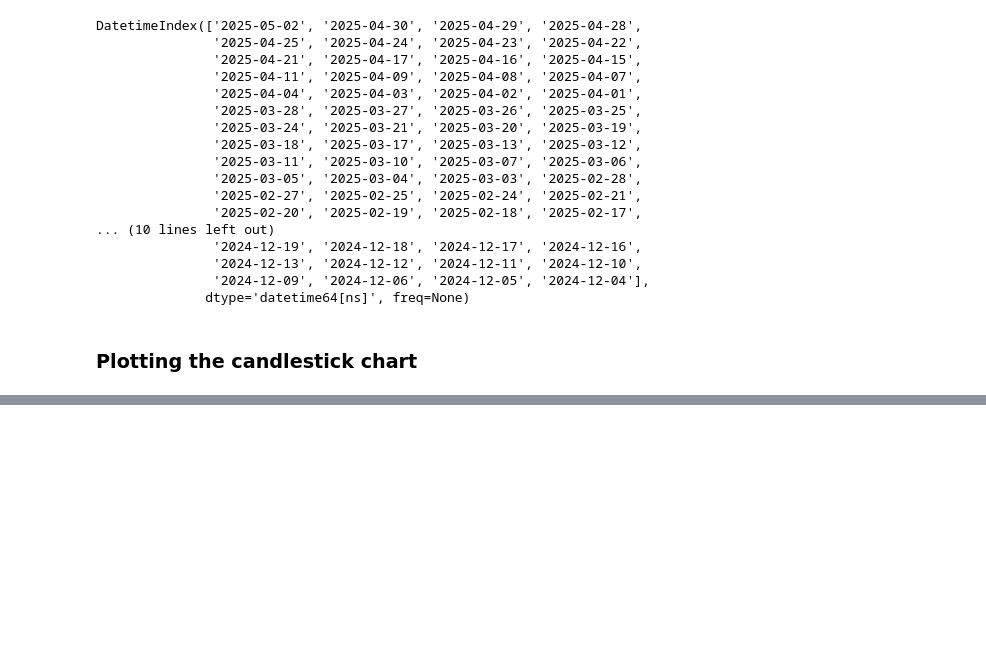
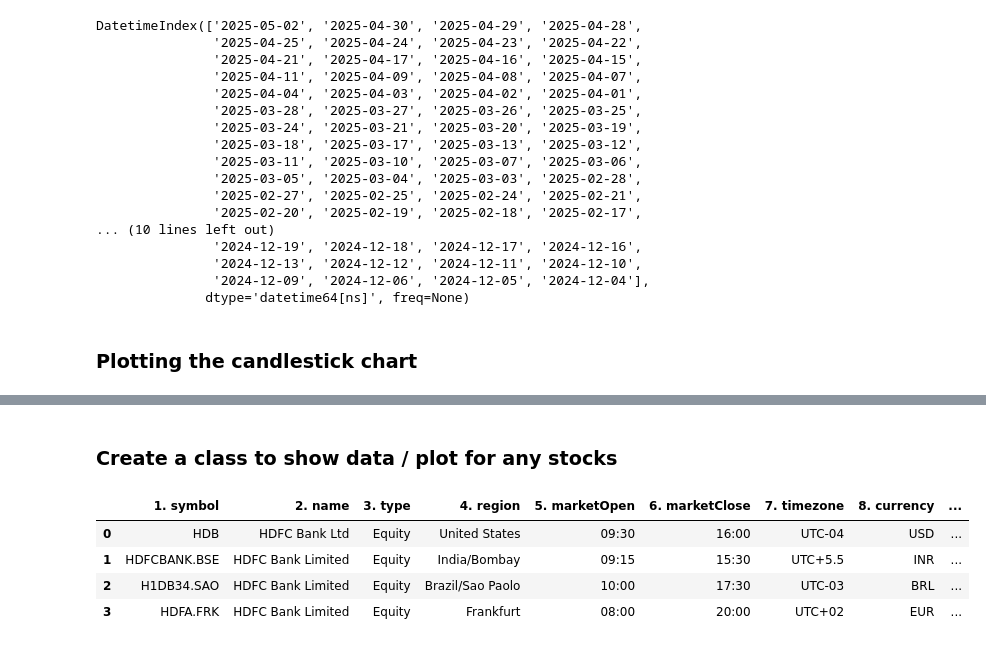
Before and after one commit to utkarshg1/streamlit_api_project, a Jupyter notebook: api.ipynb, the cells around one changed output, grey strips where cells are left out. Saved outputs shown, nothing was run; the diff lists cells and outputs as text; code cells hidden in the pictures; blank space fills up the shorter version.

```diff
--- a/api.ipynb
+++ b/api.ipynb
@@ -111,0 +132,2 @@ res2.to_csv("SBIN.csv")
+# %% [markdown]
+### Create a class to show data / plot for any stocks
@@ -111,0 +191,8 @@ res2.to_csv("SBIN.csv")
+# %%
+client.symbol_search("HDFC Bank")
+# %% [output]
+|  | 1. symbol | 2. name | 3. type | 4. region | 5. marketOpen | 6. marketClose | 7. timezone | 8. currency | ... |
+| 0 | HDB | HDFC Bank Ltd | Equity | United States | 09:30 | 16:00 | UTC-04 | USD | ... |
+| 1 | HDFCBANK.BSE | HDFC Bank Limited | Equity | India/Bombay | 09:15 | 15:30 | UTC+5.5 | INR | ... |
+| 2 | H1DB34.SAO | HDFC Bank Limited | Equity | Brazil/Sao Paolo | 10:00 | 17:30 | UTC-03 | BRL | ... |
+| 3 | HDFA.FRK | HDFC Bank Limited | Equity | Frankfurt | 08:00 | 20:00 | UTC+02 | EUR | ... |
```
Also changed, not shown: parts of 11 cells of this notebook.
